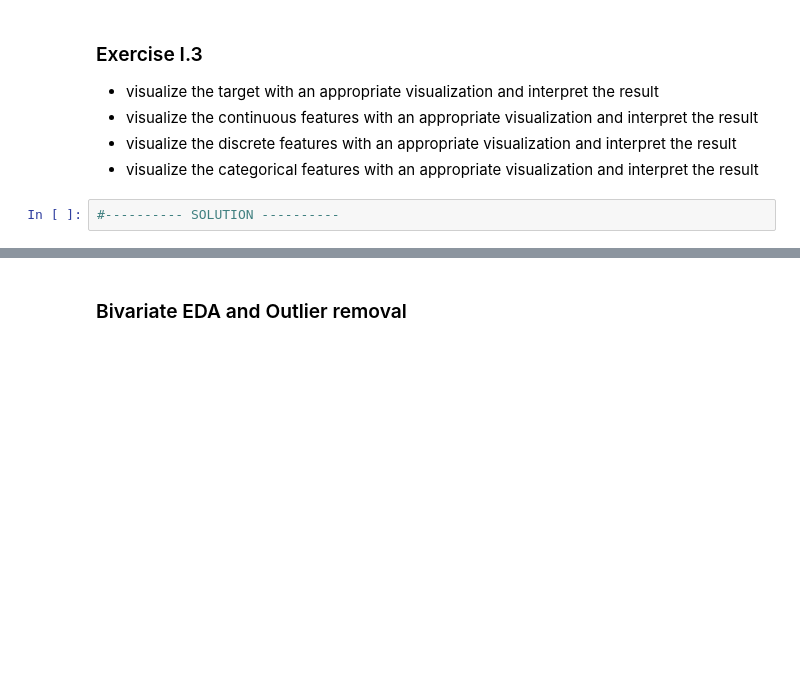
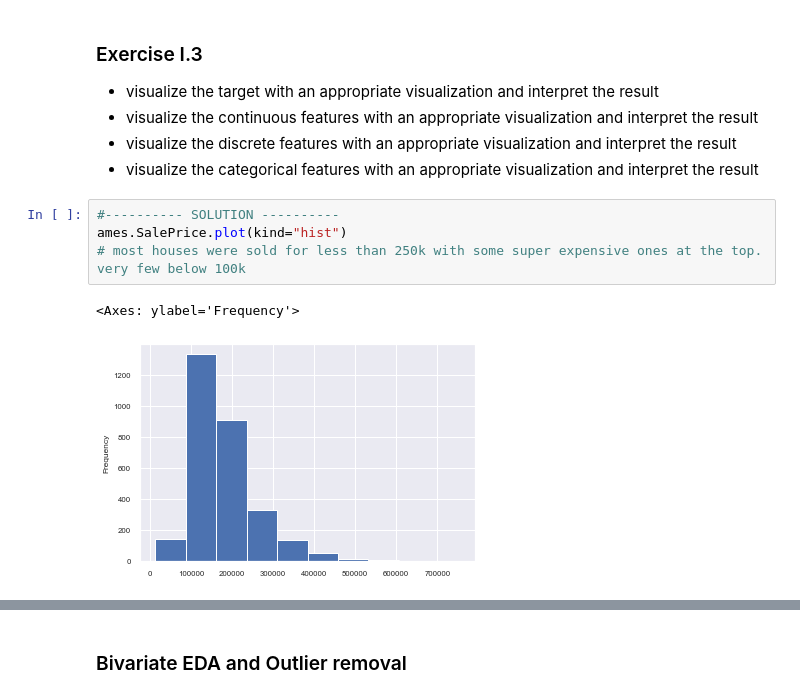
Before and after one commit to IchChefDuNixx/2023SS, a Jupyter notebook: DS/data_aai_sose23/lecture07_feature_engineering/h07a-assignment-ames_housing_part_I.ipynb, the cells around one changed output, grey strips where cells are left out. Cells and saved outputs as stored; diff of their text form; blank space fills up the shorter version.

```diff
--- a/DS/data_aai_sose23/lecture07_feature_engineering/h07a-assignment-ames_housing_part_I.ipynb
+++ b/DS/data_aai_sose23/lecture07_feature_engineering/h07a-assignment-ames_housing_part_I.ipynb
@@ -92,5 +128,10 @@ Let's explore the univariate distributions of each feature.
 * visualize the continuous features with an appropriate visualization and interpret the result
 * visualize the discrete features with an appropriate visualization and interpret the result
 * visualize the categorical features with an appropriate visualization and interpret the result
-# %%
-#---------- SOLUTION ----------
+# %%
+#---------- SOLUTION ----------
+ames.SalePrice.plot(kind="hist")
+# most houses were sold for less than 250k with some super expensive ones at the top. very few below 100k
+# %% [output]
+<Axes: ylabel='Frequency'>
+[figure, added]
```
Also changed, not shown: parts of 20 cells of this notebook, 6 other files.
